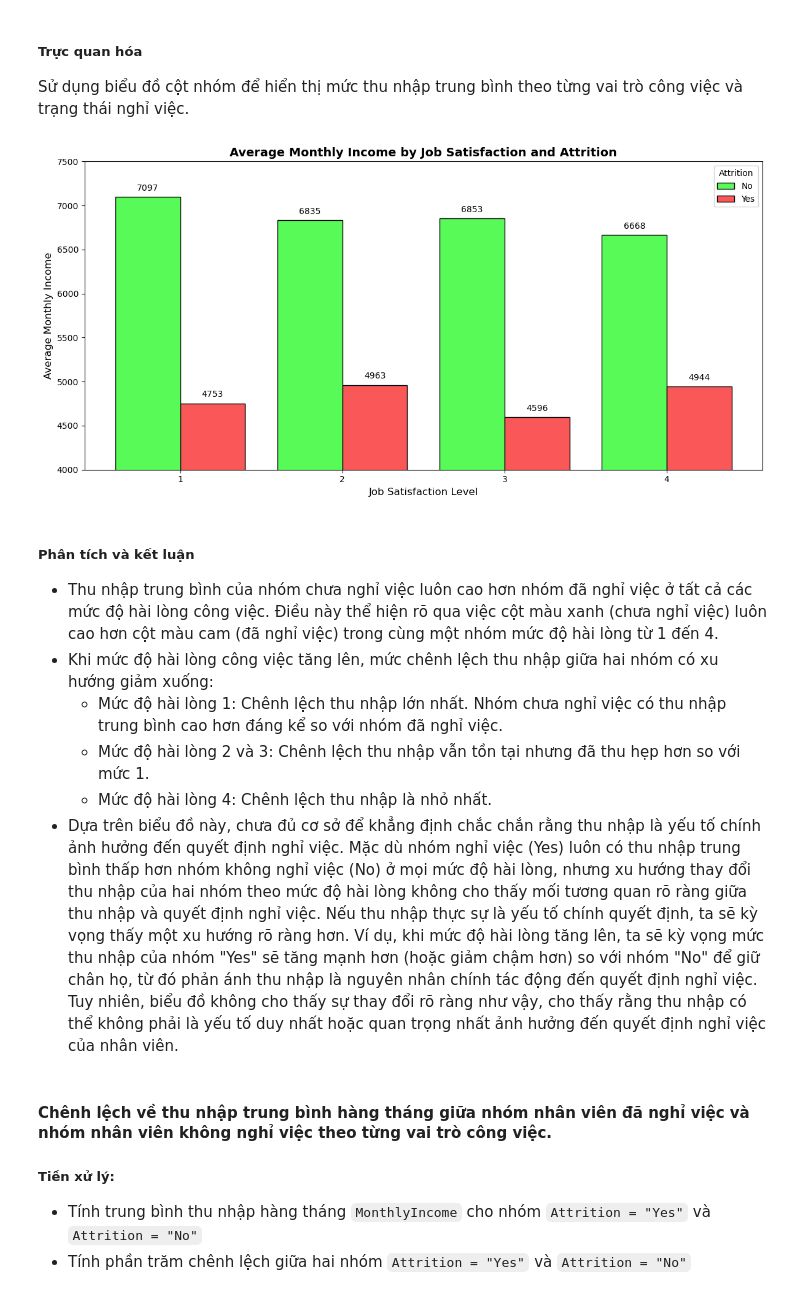
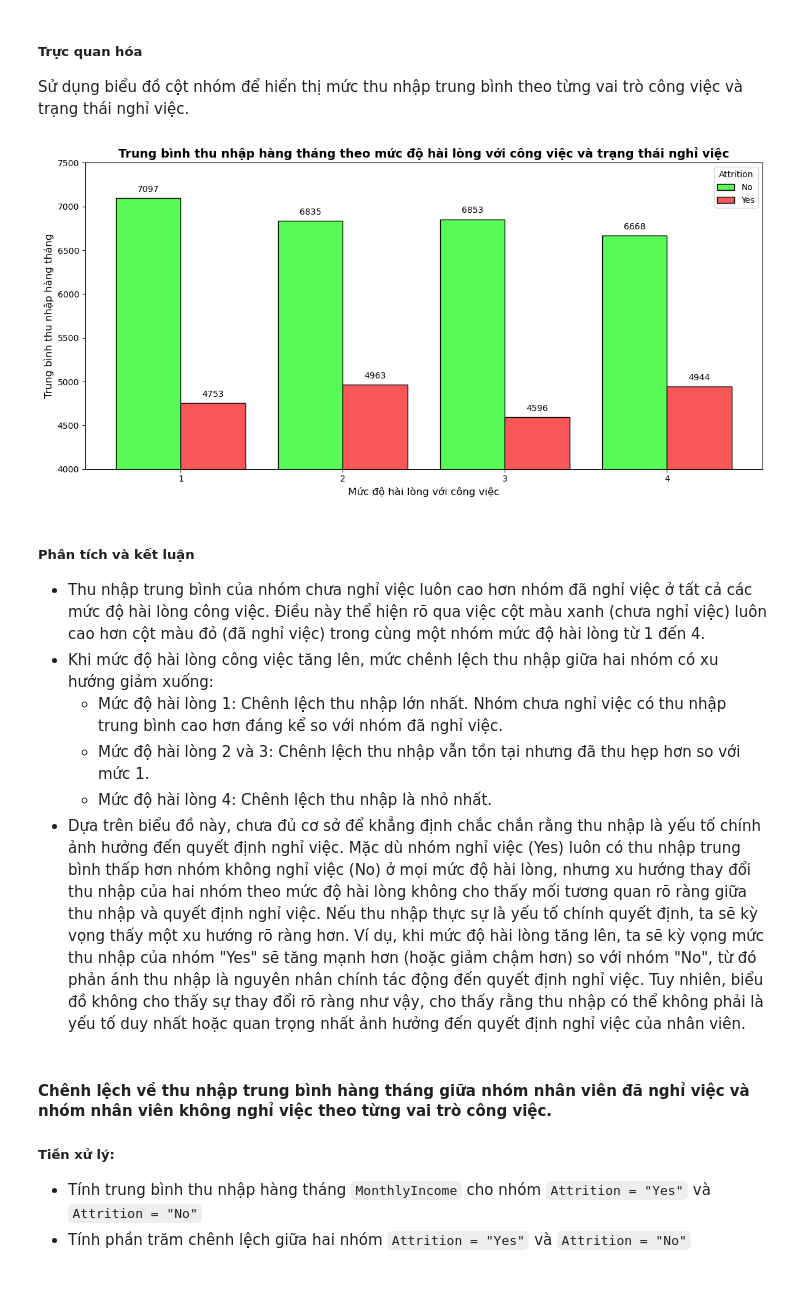
Before and after one commit to hungchou8994/LTKHDL, a Jupyter notebook: AskMeaningfulQuestions/Ask_Meaningful_Questions.ipynb, the cells around one changed output. Cells and saved outputs as stored; diff of their text form; code cells hidden in the pictures.

```diff
--- a/AskMeaningfulQuestions.ipynb
+++ b/AskMeaningfulQuestions/Ask_Meaningful_Questions.ipynb
@@ -8,7 +8,7 @@ import matplotlib.pyplot as plt
 # %% [markdown]
 # __Đọc dữ liệu từ file CSV__
 # %%
-ibm_df = pd.read_csv('./IBM_data_processed.csv')
+ibm_df = pd.read_csv('../data/IBM_data_processed.csv')
 pd.set_option('display.max_columns', None)
 pd.set_option('display.width', None)
 pd.set_option('display.max_colwidth', None)
@@ -66,42 +95,42 @@ Sử dụng biểu đồ cột nhóm để hiển thị mức thu nhập trung b
 # %%
 # Thiết lập biểu đồ
 fig, ax = plt.subplots(figsize=(12, 6))
 
 # Vẽ cột cho nhóm "No"
 ax.bar(labels - 0.2, no_means, width=0.4, label='No', color='#58FA58', edgecolor='black')
 
 # Vẽ cột cho nhóm "Yes"
 ax.bar(labels + 0.2, yes_means, width=0.4, label='Yes', color='#FA5858', edgecolor='black')
 
 # Thêm tiêu đề và tên trục
-ax.set_title("Average Monthly Income by Job Satisfaction and Attrition", fontsize=14, weight='bold')
-ax.set_xlabel("Job Satisfaction Level", fontsize=12)
-ax.set_ylabel("Average Monthly Income", fontsize=12)
+ax.set_title("Trung bình thu nhập hàng tháng theo mức độ hài lòng với công việc và trạng thái nghỉ việc", fontsize=14, weight='bold')
+ax.set_xlabel("Mức độ hài lòng với công việc", fontsize=12)
+ax.set_ylabel("Trung bình thu nhập hàng tháng", fontsize=12)
 ax.set_xticks(labels)
 ax.set_xticklabels(labels)
 
 # Thêm nhãn giá trị trên các cột
 for i in range(len(labels)):
     ax.text(labels[i] - 0.2, no_means[i] + 50, f"{no_means[i]:.0f}", ha='center', va='bottom')
     ax.text(labels[i] + 0.2, yes_means[i] + 50, f"{yes_means[i]:.0f}", ha='center', va='bottom')
 
 # Giới hạn trục y
 plt.ylim(4000, 7500)
 
 # Hiển thị chú thích và biểu đồ
 ax.legend(title='Attrition')
 plt.tight_layout()
 plt.show()
 # %% [output]
-[figure, old version]
+[figure, new version]
 # %% [markdown]
 ##### Phân tích và kết luận
-- Thu nhập trung bình của nhóm chưa nghỉ việc luôn cao hơn nhóm đã nghỉ việc ở tất cả các mức độ hài lòng công việc. Điều này thể hiện rõ qua việc cột màu xanh (chưa nghỉ việc) luôn cao hơn cột màu cam (đã nghỉ việc) trong cùng một nhóm mức độ hài lòng từ 1 đến 4.
+- Thu nhập trung bình của nhóm chưa nghỉ việc luôn cao hơn nhóm đã nghỉ việc ở tất cả các mức độ hài lòng công việc. Điều này thể hiện rõ qua việc cột màu xanh (chưa nghỉ việc) luôn cao hơn cột màu đỏ (đã nghỉ việc) trong cùng một nhóm mức độ hài lòng từ 1 đến 4.
 - Khi mức độ hài lòng công việc tăng lên, mức chênh lệch thu nhập giữa hai nhóm có xu hướng giảm xuống:
   - Mức độ hài lòng 1: Chênh lệch thu nhập lớn nhất. Nhóm chưa nghỉ việc có thu nhập trung bình cao hơn đáng kể so với nhóm đã nghỉ việc.
   - Mức độ hài lòng 2 và 3: Chênh lệch thu nhập vẫn tồn tại nhưng đã thu hẹp hơn so với mức 1.
   - Mức độ hài lòng 4: Chênh lệch thu nhập là nhỏ nhất.
-- Dựa trên biểu đồ này, chưa đủ cơ sở để khẳng định chắc chắn rằng thu nhập là yếu tố chính ảnh hưởng đến quyết định nghỉ việc. Mặc dù nhóm nghỉ việc (Yes) luôn có thu nhập trung bình thấp hơn nhóm không nghỉ việc (No) ở mọi mức độ hài lòng, nhưng xu hướng thay đổi thu nhập của hai nhóm theo mức độ hài lòng không cho thấy mối tương quan rõ ràng giữa thu nhập và quyết định nghỉ việc. Nếu thu nhập thực sự là yếu tố chính quyết định, ta sẽ kỳ vọng thấy một xu hướng rõ ràng hơn. Ví dụ, khi mức độ hài lòng tăng lên, ta sẽ kỳ vọng mức thu nhập của nhóm "Yes" sẽ tăng mạnh hơn (hoặc giảm chậm hơn) so với nhóm "No" để giữ chân họ, từ đó phản ánh thu nhập là nguyên nhân chính tác động đến quyết định nghỉ việc. Tuy nhiên, biểu đồ không cho thấy sự thay đổi rõ ràng như vậy, cho thấy rằng thu nhập có thể không phải là yếu tố duy nhất hoặc quan trọng nhất ảnh hưởng đến quyết định nghỉ việc của nhân viên.
+- Dựa trên biểu đồ này, chưa đủ cơ sở để khẳng định chắc chắn rằng thu nhập là yếu tố chính ảnh hưởng đến quyết định nghỉ việc. Mặc dù nhóm nghỉ việc (Yes) luôn có thu nhập trung bình thấp hơn nhóm không nghỉ việc (No) ở mọi mức độ hài lòng, nhưng xu hướng thay đổi thu nhập của hai nhóm theo mức độ hài lòng không cho thấy mối tương quan rõ ràng giữa thu nhập và quyết định nghỉ việc. Nếu thu nhập thực sự là yếu tố chính quyết định, ta sẽ kỳ vọng thấy một xu hướng rõ ràng hơn. Ví dụ, khi mức độ hài lòng tăng lên, ta sẽ kỳ vọng mức thu nhập của nhóm "Yes" sẽ tăng mạnh hơn (hoặc giảm chậm hơn) so với nhóm "No", từ đó phản ánh thu nhập là nguyên nhân chính tác động đến quyết định nghỉ việc. Tuy nhiên, biểu đồ không cho thấy sự thay đổi rõ ràng như vậy, cho thấy rằng thu nhập có thể không phải là yếu tố duy nhất hoặc quan trọng nhất ảnh hưởng đến quyết định nghỉ việc của nhân viên.
 # %% [markdown]
 #### Chênh lệch về thu nhập trung bình hàng tháng giữa nhóm nhân viên đã nghỉ việc và nhóm nhân viên không nghỉ việc  theo từng vai trò công việc.
 
```
Also changed, not shown: parts of 7 cells of this notebook, 4 other files.
